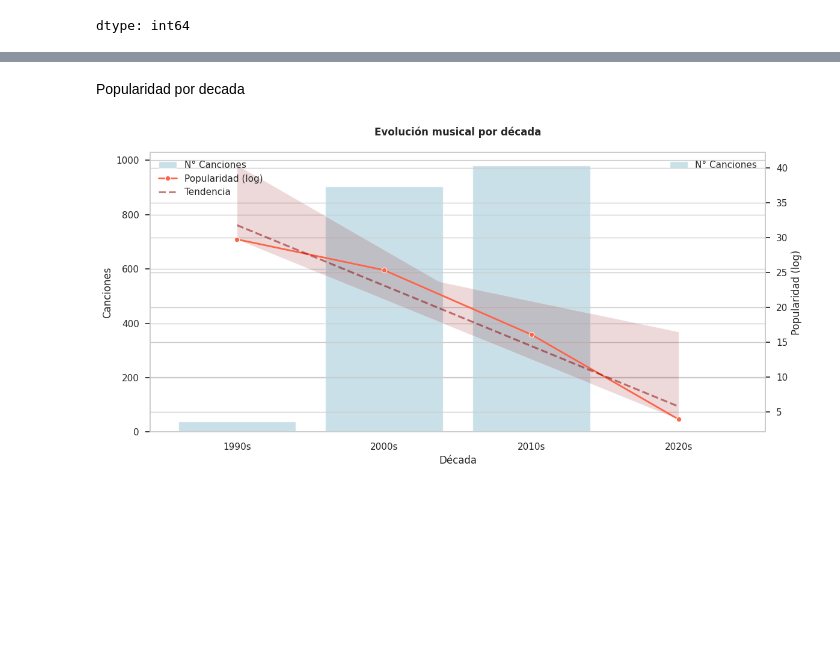
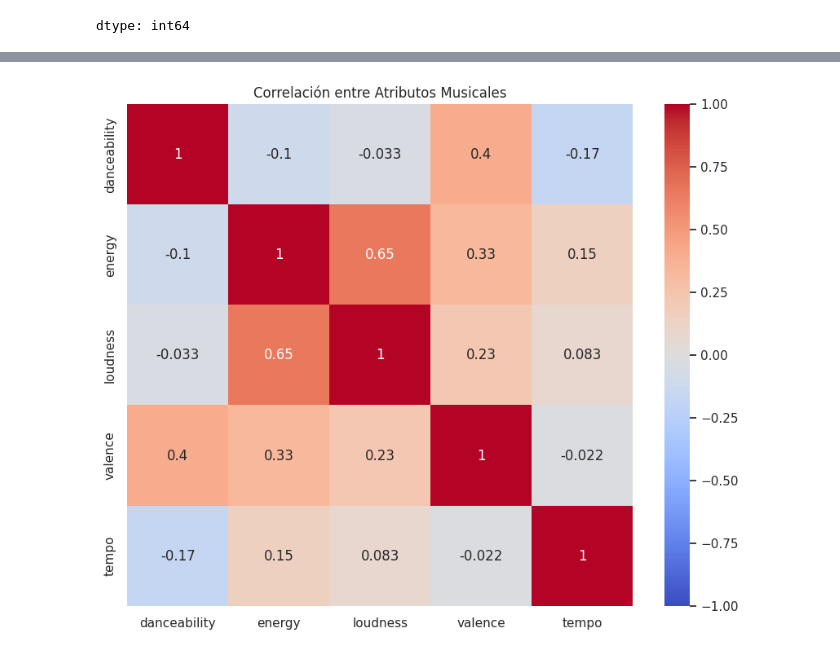
Before and after one commit to jpsicilia/spotify_analysis, a Jupyter notebook: spotify_analisis.ipynb, the cells around one changed output, grey strips where cells are left out. Saved outputs shown, nothing was run; the diff lists cells and outputs as text; code cells hidden in the pictures; blank space fills up the shorter version.

```diff
--- a/spotify_analisis.ipynb
+++ b/spotify_analisis.ipynb
@@ -329,63 +331,11 @@ Passing `palette` without assigning `hue` is deprecated and will be removed in v
-# %% [markdown]
-Popularidad por decada
-# %%
-
-# 1. Preparar datos
-df_decadas = groupby_decade.reset_index()
-df_decadas['década'] = df_decadas['decade'].astype(str) + 's'
-
-# 2. Crear figura
-plt.figure(figsize=(12, 6))
-
-# 3. Gráfico de barras (canciones)
-ax = sns.barplot(
-    data=df_decadas,
-    x='década',
-    y='song_count',
-    color='lightblue',
-    alpha=0.7,
-    label='N° Canciones'
-)
-
-# 4. Gráfico de línea (popularidad)
-ax2 = ax.twinx()
-line = sns.lineplot(
-    data=df_decadas,
-    x='década',
-    y='popularidad_log',
-    color='tomato',
-    marker='o',
-    linewidth=2,
-    label='Popularidad (log)',
-    ax=ax2
-)
-
-# 5. Añadir tendencia (CORRECCIÓN IMPORTANTE)
-if len(df_decadas) > 2:
-    # Usar valores numéricos para la regresión
-    x_nums = np.arange(len(df_decadas))  # Convertir a array numérico
-    sns.regplot(
-        x=x_nums,
-        y=df_decadas['popularidad_log'],
-        scatter=False,
-        color='darkred',
-        line_kws={'linestyle': '--', 'alpha': 0.5},
-        ax=ax2,
-        label='Tendencia'
-    )
-
-# 6. Personalización
-plt.title('Evolución musical por década', pad=20, fontweight='bold')
-ax.set_xlabel('Década')
-ax.set_ylabel('Canciones')
-ax2.set_ylabel('Popularidad (log)')
-
-# 7. Leyenda unificada
-handles1, labels1 = ax.get_legend_handles_labels()
-handles2, labels2 = ax2.get_legend_handles_labels()
-plt.legend(handles1 + handles2, labels1 + labels2, loc='upper left')
-
-plt.tight_layout()
-plt.show()
-# %% [output]
-[figure, removed]
+# %%
+# Calcular correlación entre atributos
+corr = df[['danceability', 'energy', 'loudness', 'valence', 'tempo']].corr()
+
+# Heatmap
+plt.figure(figsize=(10, 8))
+sns.heatmap(corr, annot=True, cmap='coolwarm', vmin=-1, vmax=1)
+plt.title('Correlación entre Atributos Musicales')
+plt.show()
+# %% [output]
+[figure, added]
```
Also changed, not shown: parts of 6 cells of this notebook.
